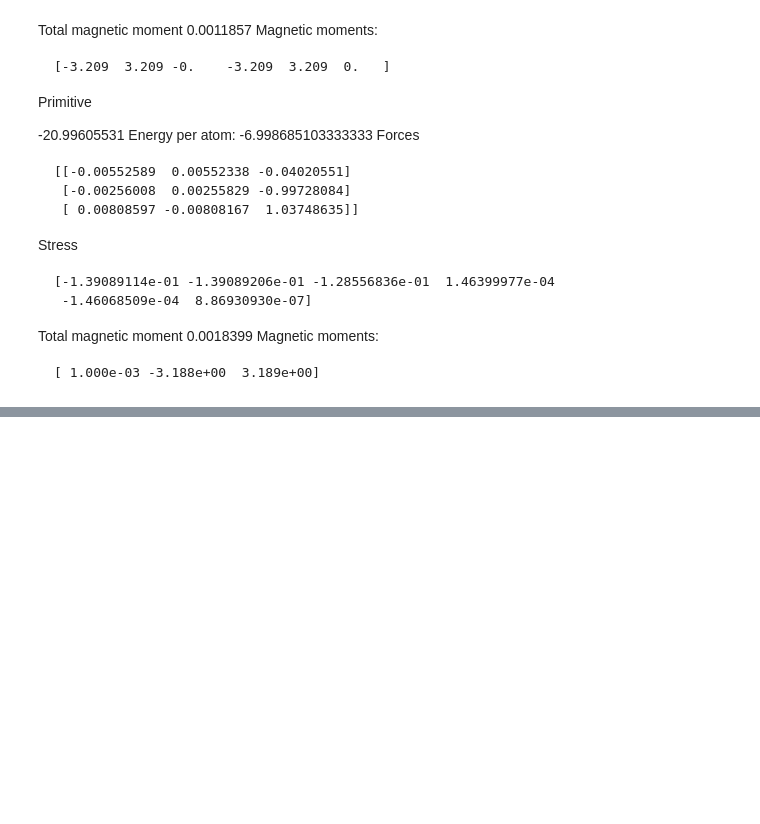
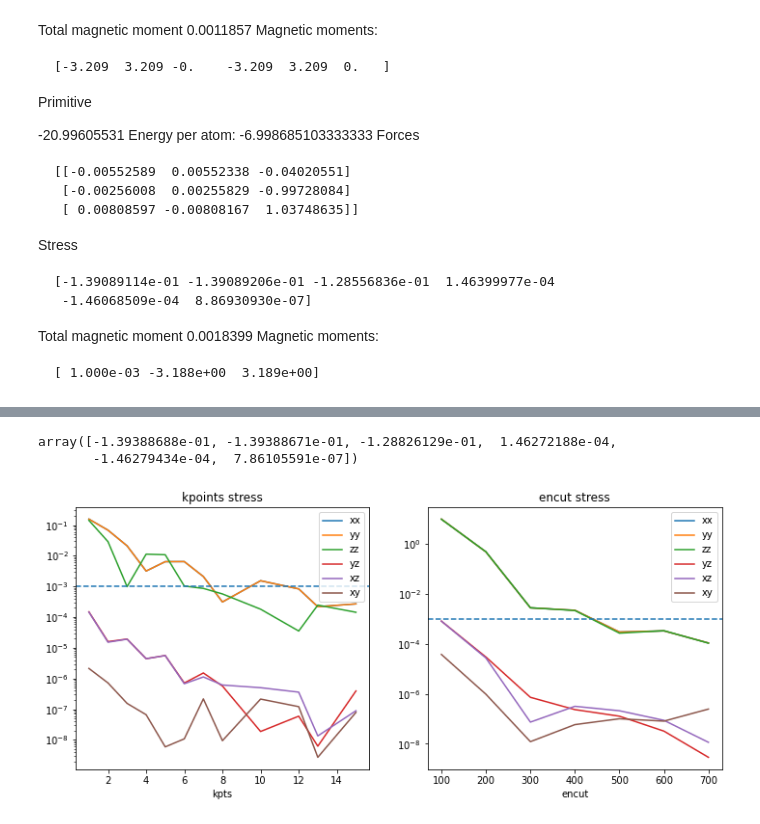
Before and after one commit to pgrigorev/Mn2Au_strain, a Jupyter notebook: Create_cell.ipynb, the cells around one changed output, grey strips where cells are left out. Saved outputs shown, nothing was run; the diff lists cells and outputs as text; code cells hidden in the pictures; blank space fills up the shorter version.

```diff
--- a/Create_cell.ipynb
+++ b/Create_cell.ipynb
@@ -197,0 +232,4 @@ Magnetic moments:
+# %%
+kpts_files = [fn for fn in os.listdir("convergence_tests/conv_files/") if "kpts" in fn]
+kpts_files.sort(key = lambda x: int(x.split("_")[0]))
+kpts_files
@@ -197,0 +250,5 @@ Magnetic moments:
+# %%
+ref_atoms = read("convergence_tests/conv_files/" + kpts_files[-1])
+reff_stress = ref_atoms.get_stress()
+ref_forces = ref_atoms.get_forces()
+reff_stress
@@ -197,0 +274,10 @@ Magnetic moments:
+# %%
+encut_files = [fn for fn in os.listdir("convergence_tests/conv_files/") if "encut" in fn]
+encut_files.sort(key = lambda x: int(x.split("_")[0]))
+encut_ref_atoms = read("convergence_tests/conv_files/" + encut_files[-1])
+encut_reff_stress = encut_ref_atoms.get_stress()
+encut_ref_forces = encut_ref_atoms.get_forces()
+encut_reff_stress
+# %% [output]
+array([-1.39388688e-01, -1.39388671e-01, -1.28826129e-01,  1.46272188e-04,
+       -1.46279434e-04,  7.86105591e-07])
@@ -197,0 +327,10 @@ Magnetic moments:
+# %%
+fig, axes = plt.subplots(ncols=2, figsize=(12, 5))
+for component in ["xx", "yy", "zz", "yz", "xz", "xy"]:
+    stress_error_kpts.plot(x="kpts", y=component, logy=True, ax=axes[0], title="kpoints stress")
+    stress_error_encut.plot(x="encut", y=component, logy=True, ax=axes[1], title="encut stress")
+
+for ax in axes:
+    ax.axhline(1.0e-3, linestyle="dashed")
+# %% [output]
+[figure, added]
```
Also changed, not shown: parts of 14 cells of this notebook.
